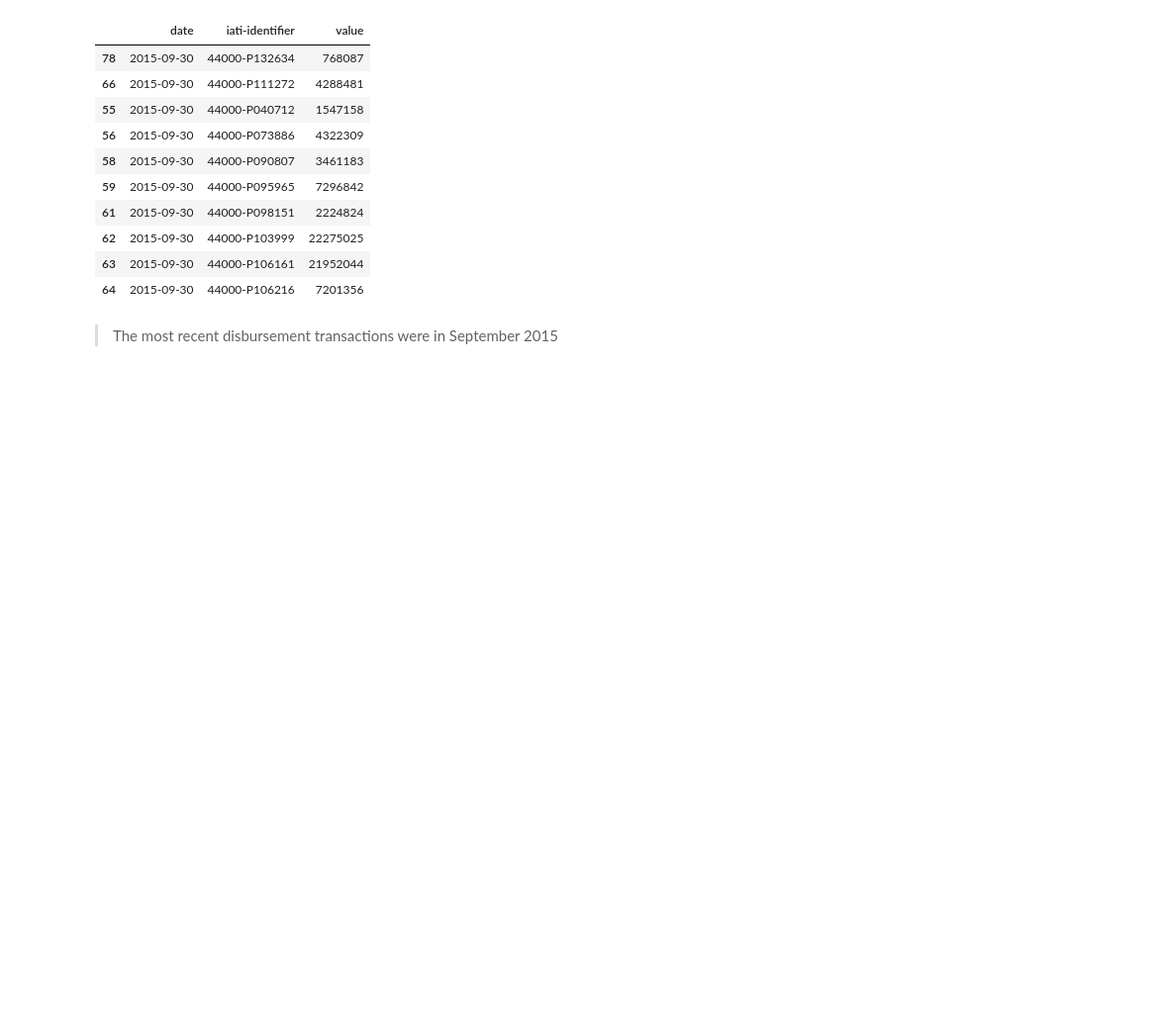
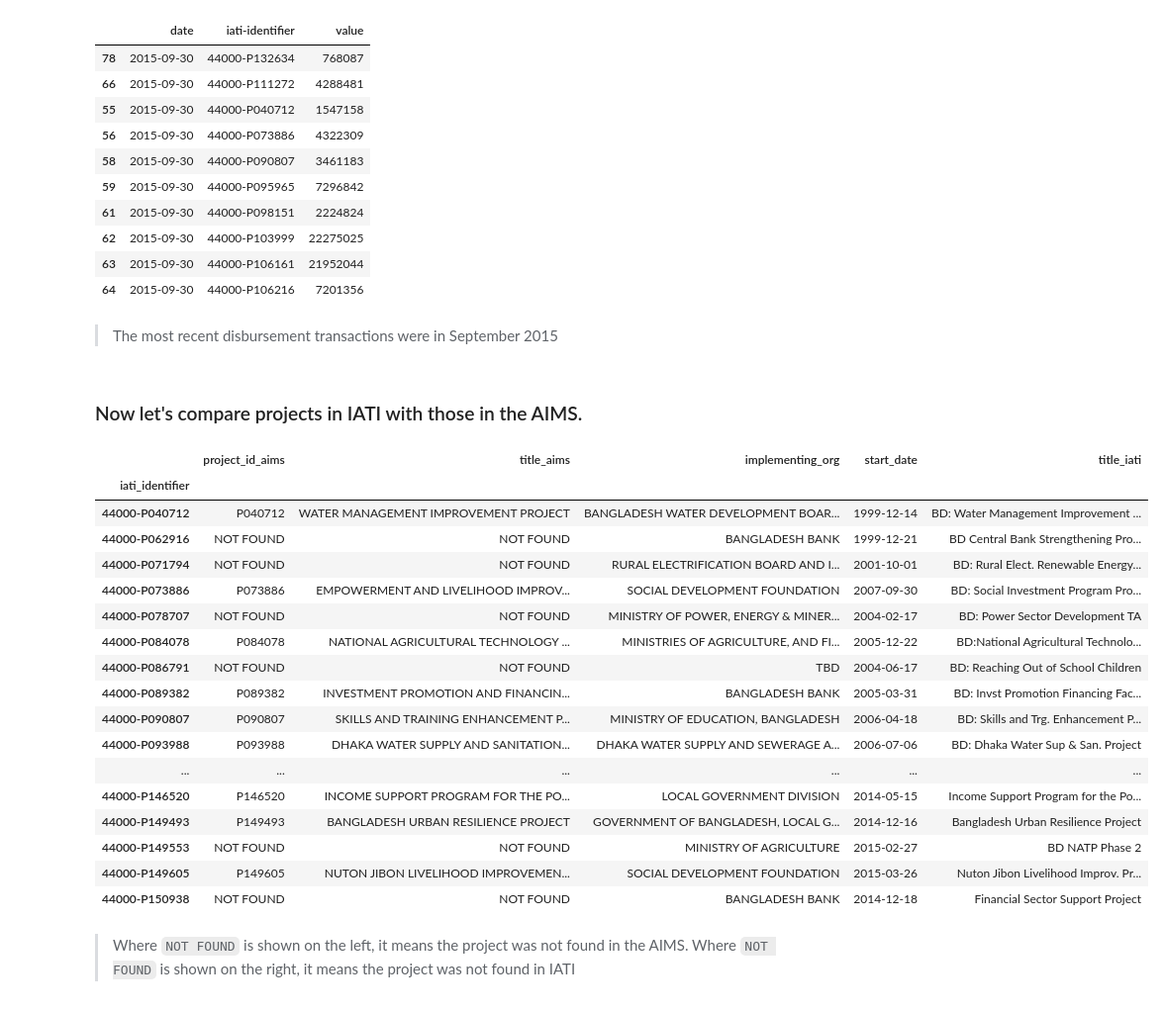
Before and after one commit to BD-IATI/donor-data, a Jupyter notebook: worldbank/worldbank.ipynb, the cells around one changed output. Shown at 99% size. Saved outputs shown, nothing was run; the diff lists cells and outputs as text; code cells hidden in the pictures; blank space fills up the shorter version.

Commit message:
Compare projects in AIMS vs IATI

```diff
--- a/worldbank/worldbank.ipynb
+++ b/worldbank/worldbank.ipynb
@@ -82,3 +82,57 @@ transaction_dates[transaction_dates.value>0].sort_values(by="date", ascending=Fa
 | 64 | 2015-09-30 | 44000-P106216 | 7201356 |
 # %% [markdown]
 > The most recent disbursement transactions were in September 2015
+# %% [markdown]
+### Now let's compare projects in IATI with those in the AIMS.
+# %%
+nsmap = {"xml": "http://www.w3.org/XML/1998/namespace"}
+def get_data(activity):
+    return OrderedDict({
+        "iati_identifier": activity.find("iati-identifier").text,
+        "title": unicode(activity.find("title[@xml:lang='en']", namespaces=nsmap).text),
+        "implementing_org": unicode(activity.find("participating-org[@role='Implementing']").text),
+        "start_date": unicode(activity.find("activity-date[@type='start-planned']").get("iso-date"))
+    })
+def parse_activities(activities):
+    for activity in activities:
+        yield get_data(activity)
+def correct_project_id(prefix, project_id):
+    return "%s-%s" % (prefix, project_id)
+# %%
+activities = doc.xpath("//iati-activity")
+iati_data = pd.DataFrame(parse_activities(activities))
+wb_iati = iati_data.set_index("iati_identifier")
+# %%
+aims_data = pd.read_csv("../DashboardReport.csv")
+wb_aims = aims_data[aims_data["Managing DP"]=="World Bank (WB)"]
+wb_aims = wb_aims[["DP Project No", "Project Title"]]
+wb_aims["iati_identifier"] = wb_aims["DP Project No"].apply(lambda x: correct_project_id("44000", x))
+wb_aims = wb_aims.set_index(["iati_identifier"])
+wb_aims = wb_aims.rename(columns={
+        "DP Project No": "project_id_aims",
+        "Project Title": "title",
+    })
+# %%
+aims_plus_iati = wb_aims.join(wb_iati, lsuffix="_aims", rsuffix="_iati", how="outer").fillna("NOT FOUND").sort_index()
+aims_plus_iati
+# %% [output]
+|  | project_id_aims | title_aims | implementing_org | start_date | title_iati |
+| iati_identifier |  |  |  |  |  |
+| 44000-P040712 | P040712 | WATER MANAGEMENT IMPROVEMENT PROJECT | BANGLADESH WATER DEVELOPMENT BOAR... | 1999-12-14 | BD: Water Management Improvement ... |
+| 44000-P062916 | NOT FOUND | NOT FOUND | BANGLADESH BANK | 1999-12-21 | BD Central Bank Strengthening Pro... |
+| 44000-P071794 | NOT FOUND | NOT FOUND | RURAL ELECTRIFICATION BOARD AND I... | 2001-10-01 | BD: Rural Elect. Renewable Energy... |
+| 44000-P073886 | P073886 | EMPOWERMENT AND LIVELIHOOD IMPROV... | SOCIAL DEVELOPMENT FOUNDATION | 2007-09-30 | BD: Social Investment Program Pro... |
+| 44000-P078707 | NOT FOUND | NOT FOUND | MINISTRY OF POWER, ENERGY & MINER... | 2004-02-17 | BD: Power Sector Development TA |
+| 44000-P084078 | P084078 | NATIONAL AGRICULTURAL TECHNOLOGY ... | MINISTRIES OF AGRICULTURE, AND FI... | 2005-12-22 | BD:National Agricultural Technolo... |
+| 44000-P086791 | NOT FOUND | NOT FOUND | TBD | 2004-06-17 | BD: Reaching Out of School Children |
+| 44000-P089382 | P089382 | INVESTMENT PROMOTION AND FINANCIN... | BANGLADESH BANK | 2005-03-31 | BD: Invst Promotion Financing Fac... |
+| 44000-P090807 | P090807 | SKILLS AND TRAINING ENHANCEMENT P... | MINISTRY OF EDUCATION, BANGLADESH | 2006-04-18 | BD: Skills and Trg. Enhancement P... |
+| 44000-P093988 | P093988 | DHAKA WATER SUPPLY AND SANITATION... | DHAKA WATER SUPPLY AND SEWERAGE A... | 2006-07-06 | BD: Dhaka Water Sup & San. Project |
+| ... | ... | ... | ... | ... | ... |
+| 44000-P146520 | P146520 | INCOME SUPPORT PROGRAM FOR THE PO... | LOCAL GOVERNMENT DIVISION | 2014-05-15 | Income Support Program for the Po... |
+| 44000-P149493 | P149493 | BANGLADESH URBAN RESILIENCE PROJECT | GOVERNMENT OF BANGLADESH, LOCAL G... | 2014-12-16 | Bangladesh Urban Resilience Project |
+| 44000-P149553 | NOT FOUND | NOT FOUND | MINISTRY OF AGRICULTURE | 2015-02-27 | BD NATP Phase 2 |
+| 44000-P149605 | P149605 | NUTON JIBON LIVELIHOOD IMPROVEMEN... | SOCIAL DEVELOPMENT FOUNDATION | 2015-03-26 | Nuton Jibon Livelihood Improv. Pr... |
+| 44000-P150938 | NOT FOUND | NOT FOUND | BANGLADESH BANK | 2014-12-18 | Financial Sector Support Project |
+# %% [markdown]
+> Where `NOT FOUND` is shown on the left, it means the project was not found in the AIMS. Where `NOT FOUND` is shown on the right, it means the project was not found in IATI
```
